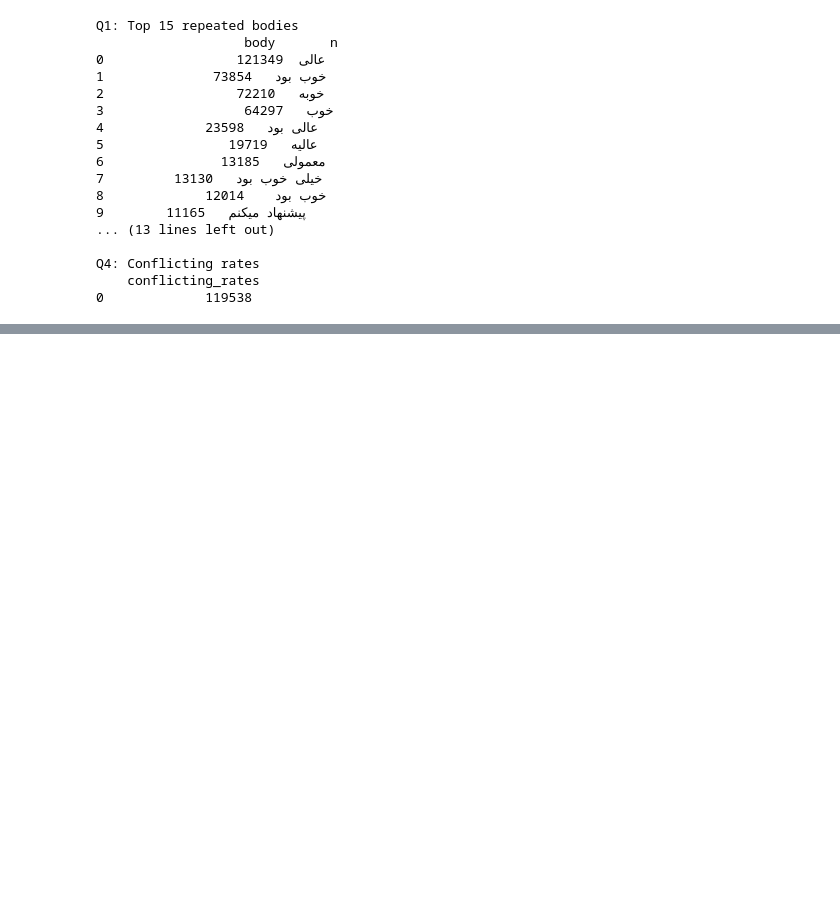
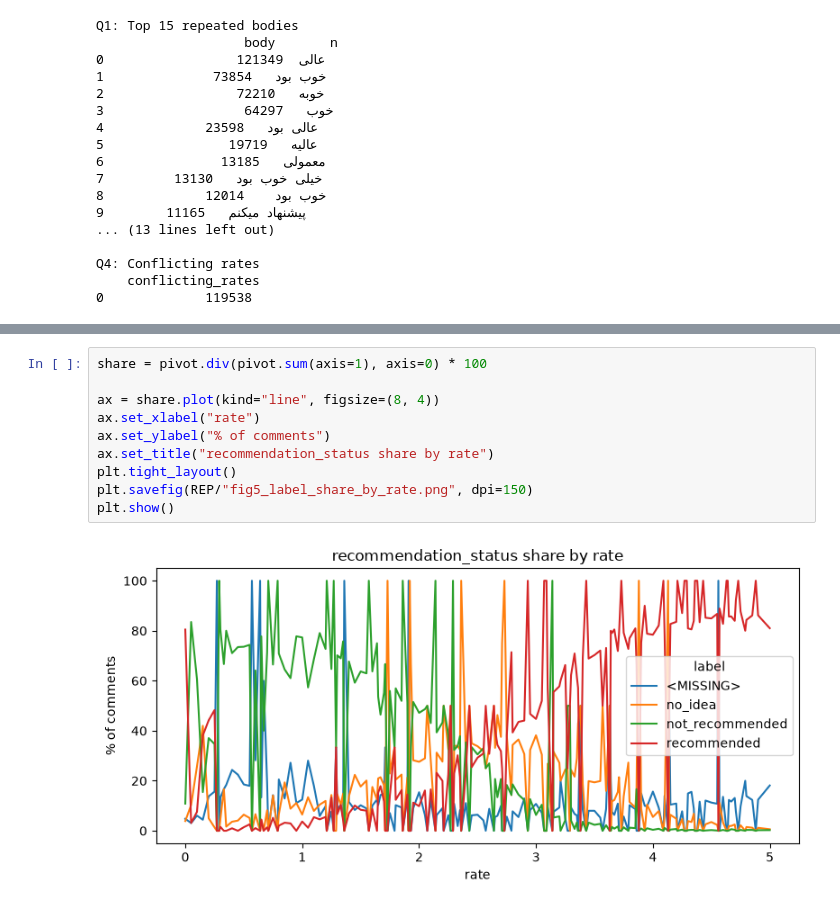
Before and after one commit to NazaninNosrati/Intelligent-Analysis-of-Digikala-Reviews, a Jupyter notebook: notebooks/01_descriptive_analysis.ipynb, the cells around one changed output, grey strips where cells are left out. Saved outputs shown, nothing was run; the diff lists cells and outputs as text; blank space fills up the shorter version.

```diff
--- a/notebooks/01_descriptive_analysis.ipynb
+++ b/notebooks/01_descriptive_analysis.ipynb
@@ -417,0 +434,12 @@ Q4: Conflicting rates
+# %%
+share = pivot.div(pivot.sum(axis=1), axis=0) * 100
+
+ax = share.plot(kind="line", figsize=(8, 4))
+ax.set_xlabel("rate")
+ax.set_ylabel("% of comments")
+ax.set_title("recommendation_status share by rate")
+plt.tight_layout()
+plt.savefig(REP/"fig5_label_share_by_rate.png", dpi=150)
+plt.show()
+# %% [output]
+[figure, added]
```
Also changed, not shown: parts of 5 cells of this notebook, 4 other files.
